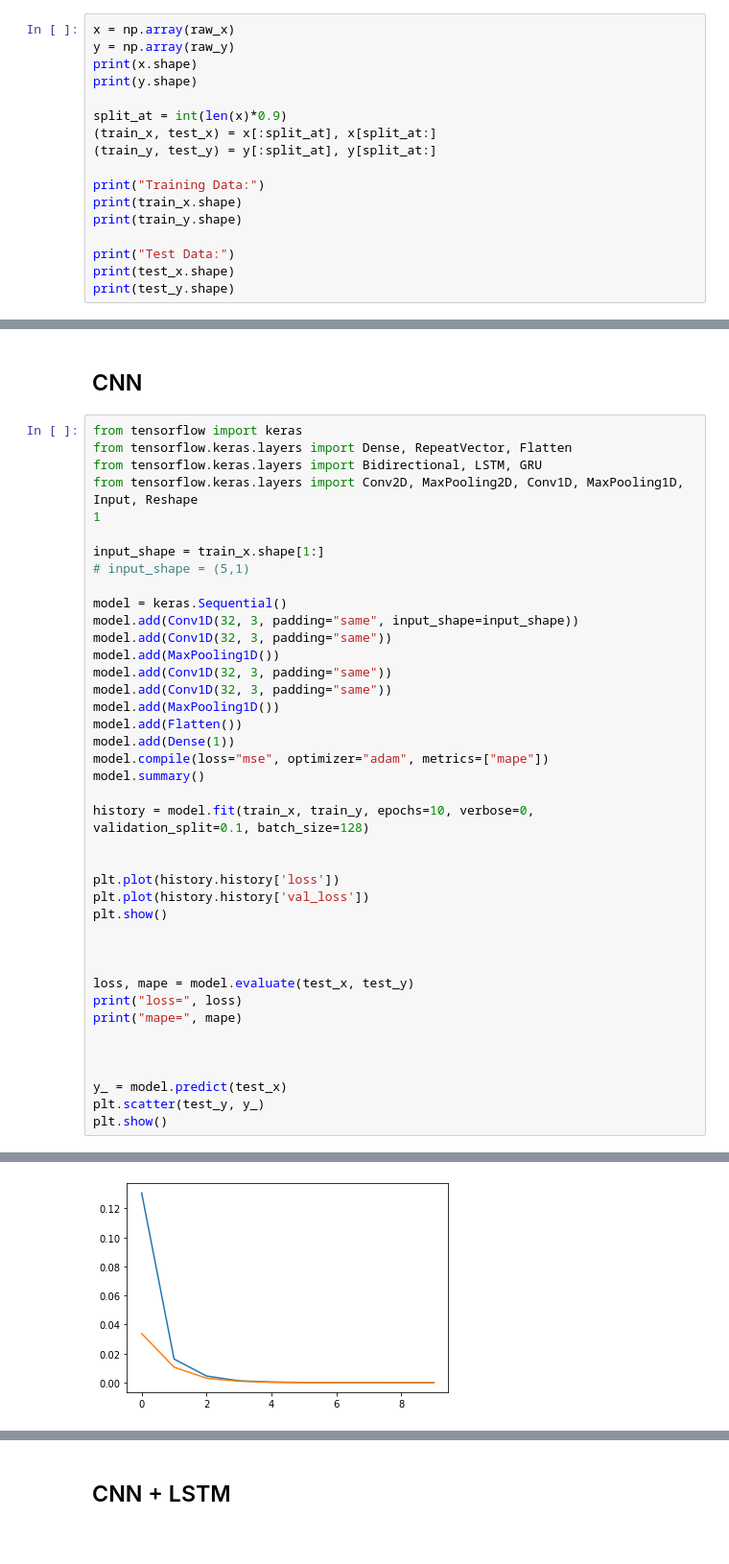
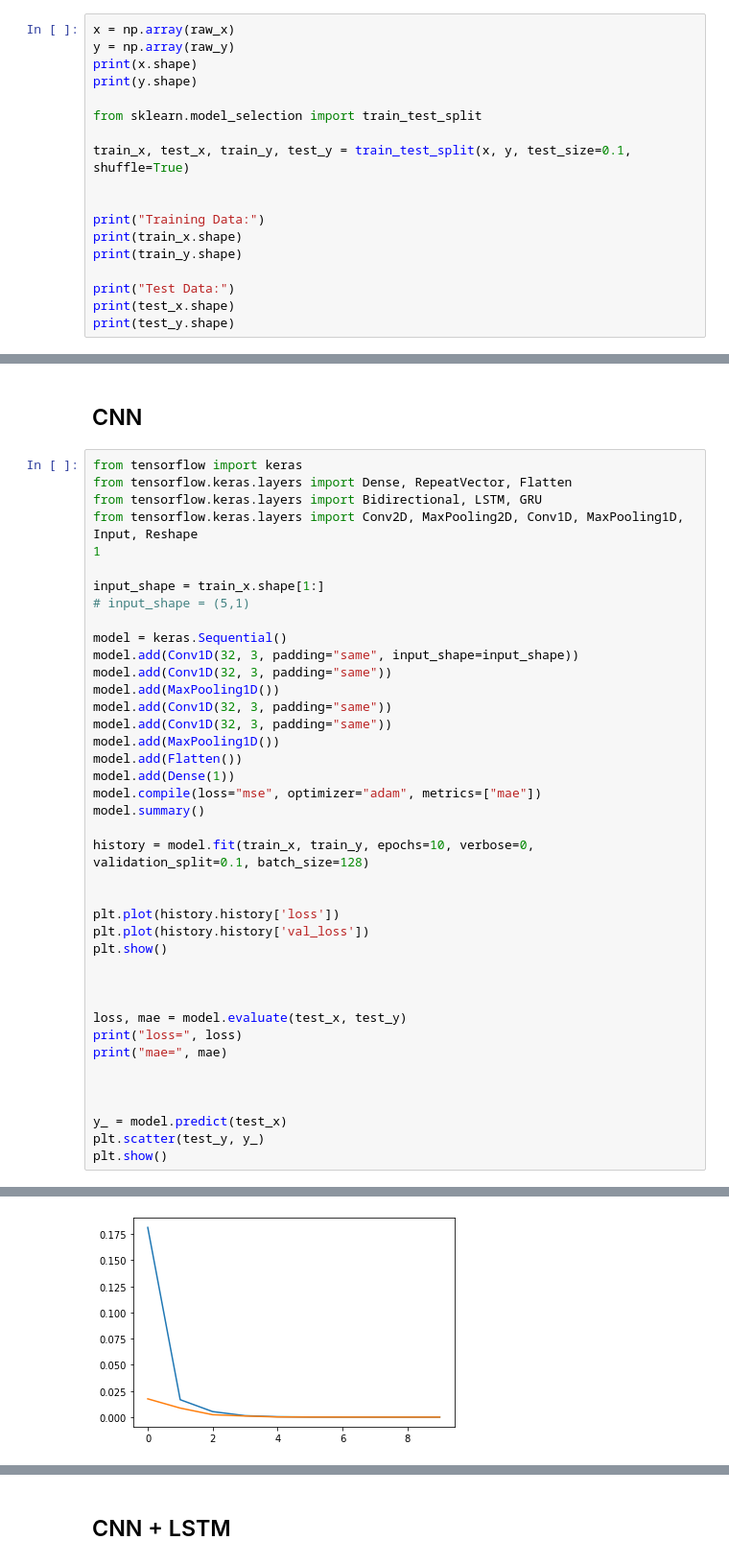
Before and after one commit to dhrim/cau_2021, a Jupyter notebook: material/deep_learning/template_numeric_sequence_data_prediction.ipynb, the cells around one changed output, grey strips where cells are left out. Shown at 96% size. Drawn from its saved outputs; the diff is of its cells as text.

```diff
--- a/material/deep_learning/template_numeric_sequence_data_prediction.ipynb
+++ b/material/deep_learning/template_numeric_sequence_data_prediction.ipynb
@@ -68,9 +68,10 @@ y = np.array(raw_y)
 print(x.shape)
 print(y.shape)
 
-split_at = int(len(x)*0.9)
-(train_x, test_x) = x[:split_at], x[split_at:]
-(train_y, test_y) = y[:split_at], y[split_at:]
+from sklearn.model_selection import train_test_split
+
+train_x, test_x, train_y, test_y = train_test_split(x, y, test_size=0.1, shuffle=True)
+
 
 print("Training Data:")
 print(train_x.shape)
@@ -410,7 +411,7 @@ model.add(Conv1D(32, 3, padding="same"))
 model.add(MaxPooling1D())
 model.add(Flatten())
 model.add(Dense(1))
-model.compile(loss="mse", optimizer="adam", metrics=["mape"])
+model.compile(loss="mse", optimizer="adam", metrics=["mae"])
 model.summary()
 
 history = model.fit(train_x, train_y, epochs=10, verbose=0, validation_split=0.1, batch_size=128)
@@ -422,9 +423,9 @@ plt.show()
 
 
 
-loss, mape = model.evaluate(test_x, test_y)
+loss, mae = model.evaluate(test_x, test_y)
 print("loss=", loss)
-print("mape=", mape)
+print("mae=", mae)
 
 
 
@@ -446,7 +447,7 @@ conv1d_2 (Conv1D)            (None, 2, 32)             3104
 _________________________________________________________________
 ... (8 lines left out)
 Total params: 9,473
 Trainable params: 9,473
 Non-trainable params: 0
 _________________________________________________________________
-[figure, old version]
+[figure, new version]
```
Also changed, not shown: parts of 8 cells of this notebook, 1 other file.
